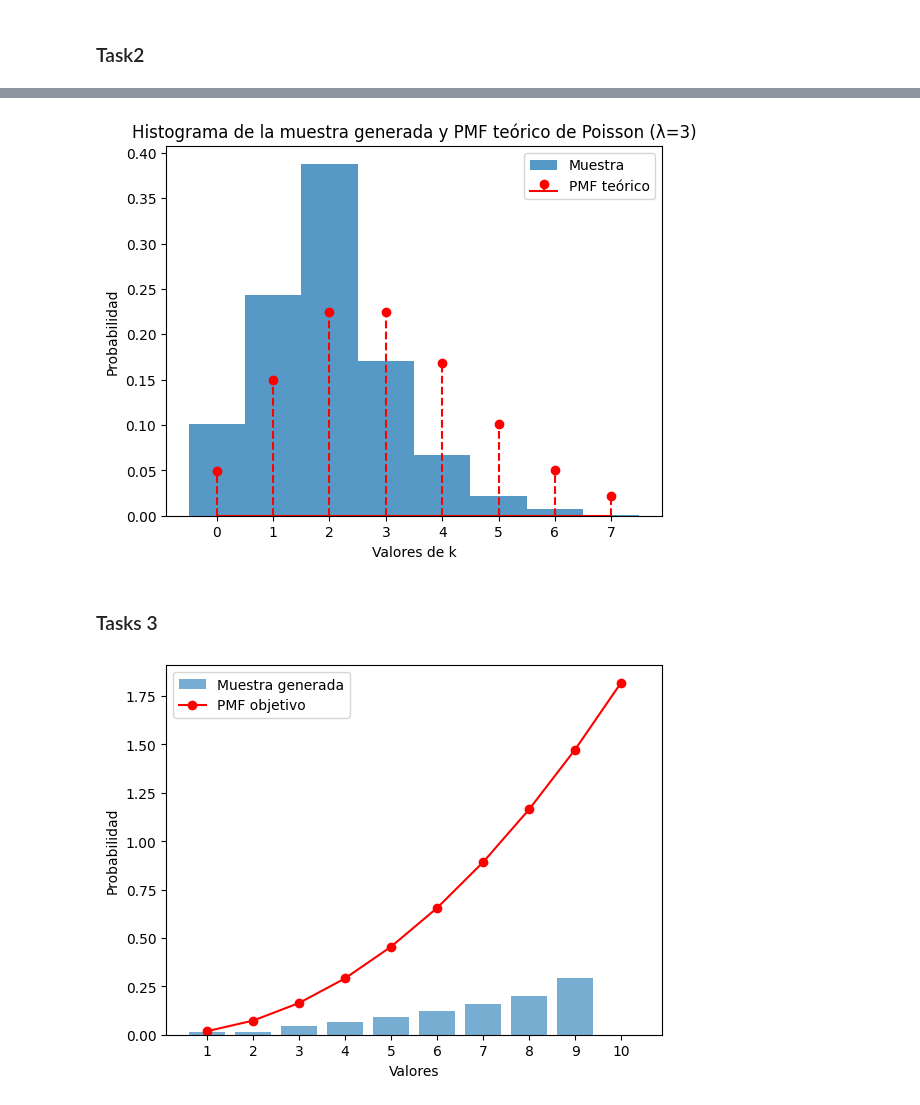
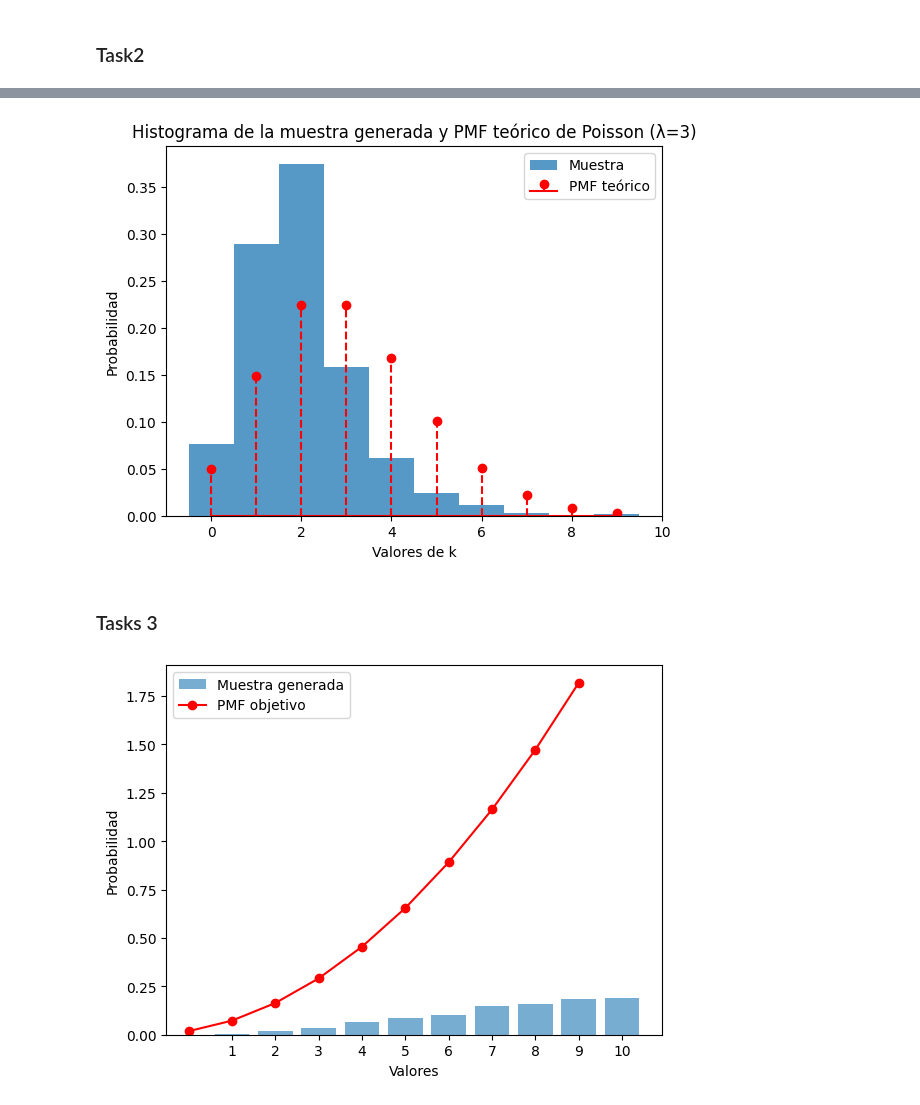
Before and after one commit to Diego-CB/Lab3-ModSim, a Jupyter notebook: parte3.ipynb, the cells around one changed output, grey strips where cells are left out. Cells and saved outputs as stored; diff of their text form; code cells hidden in the pictures.

```diff
--- a/parte3.ipynb
+++ b/parte3.ipynb
@@ -55,82 +37,76 @@ plt.show()
 # %%
 import numpy as np
 import matplotlib.pyplot as plt
 
-# Función de la distribución de Poisson con λ = 3
+# Función de la distribución de Poisson con lambda = 3
 def poisson_pmf(k):
     return np.exp(-3) * (3 ** k) / np.math.factorial(k)
 
-# Función de la distribución exponencial con β = 1
+# Función de la distribución exponencial con beta = 1
 def exponential_pdf(x):
     return np.exp(-x)
 
-# Función de cálculo de la constante C
-def calculate_C():
-    k = 3
-    return poisson_pmf(k) / (3 * np.exp(-3) / 2)
+# Metodo del rechazo
+sample = []
+C = poisson_pmf(3) / (3 * np.exp(-3) / 2)
 
-# Tamaño de la muestra deseada
-sample_size = 1000
-
-# Generar la muestra utilizando el método de rechazo
-sample = []
-C = calculate_C()
-
-while len(sample) < sample_size:
+while len(sample) < 1000:
     x = np.random.exponential(scale=1)
     u = np.random.uniform()
     z = poisson_pmf(int(x)) / (C * exponential_pdf(x))
 
     if u <= z:
         sample.append(int(x))
 
 # Graficar el histograma de la muestra generada
 plt.hist(sample, bins=np.arange(-0.5, max(sample) + 1.5, 1), density=True, alpha=0.75, label="Muestra")
 k_values = np.arange(0, max(sample) + 1)
 pmf_values = [poisson_pmf(k) for k in k_values]
 plt.stem(k_values, pmf_values, linefmt='r--', markerfmt='ro', basefmt='r', label="PMF teórico")
 plt.xlabel("Valores de k")
 plt.ylabel("Probabilidad")
 plt.legend()
 plt.title("Histograma de la muestra generada y PMF teórico de Poisson (λ=3)")
 plt.show()
 # %% [output]
-[figure, old version]
+[figure, new version]
 # %% [markdown]
 ### Tasks 3
 # %%
 import random
 
-# Función objetivo: f(x) = (x**2) / 55
-target = lambda x: (x**2) / 55
+funcion = lambda x: (x**2) / 55
 
 # Función de propuesta: Distribución uniforme discreta en el rango de 1 a 10
-U = lambda: np.random.uniform(1, 10)
+E = lambda: np.random.exponential(scale=10)
 
 # Cálculo de la constante C
-C = max(target(x) / (1/10) for x in range(1, 11))
+C = max(funcion(x) / (1/10) for x in range(1, 11))
 
 # Método de aceptación-rechazo
-def acceptance_rechazo(sample_size):
+def acceptacion_rechazo(size):
     samples = []
-    while len(samples) < sample_size:
-        x = U()
+    while len(samples) < size:
+        x = E()
         u = random.random()
-        if u <= target(x) / (C * (1/10)):
+        z = funcion(x) / (C * (1/10))
+
+        if u <= z:
             samples.append(x)
+
     return samples
 
-random_sample = acceptance_rechazo(1000)
+random_sample = acceptacion_rechazo(1000)
 
 # Histograma de la muestra generada
 import matplotlib.pyplot as plt
 
 plt.hist(random_sample, bins=range(1, 12), density=True, align='left', rwidth=0.8, alpha=0.6, label='Muestra generada')
-plt.plot(range(1, 11), [target(x) for x in range(1, 11)], 'ro-', label='PMF objetivo')
+plt.plot([funcion(x) for x in range(1, 11)], 'ro-', label='PMF objetivo')
 plt.xticks(range(1, 11))
 plt.xlabel('Valores')
 plt.ylabel('Probabilidad')
 plt.legend()
 plt.show()
 # %% [output]
-[figure, old version]
+[figure, new version]
```
Also changed, not shown: parts of 2 cells of this notebook.
